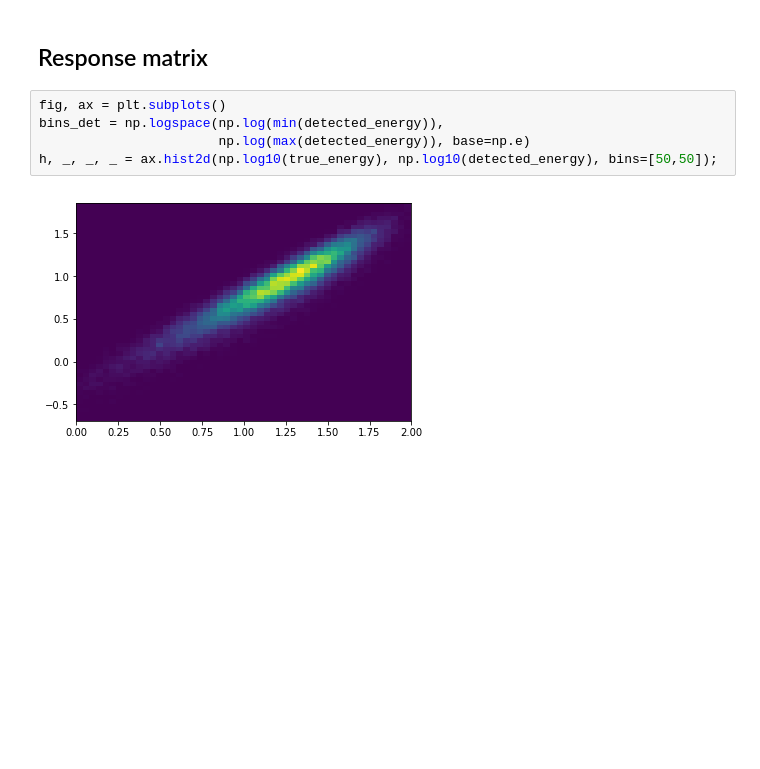
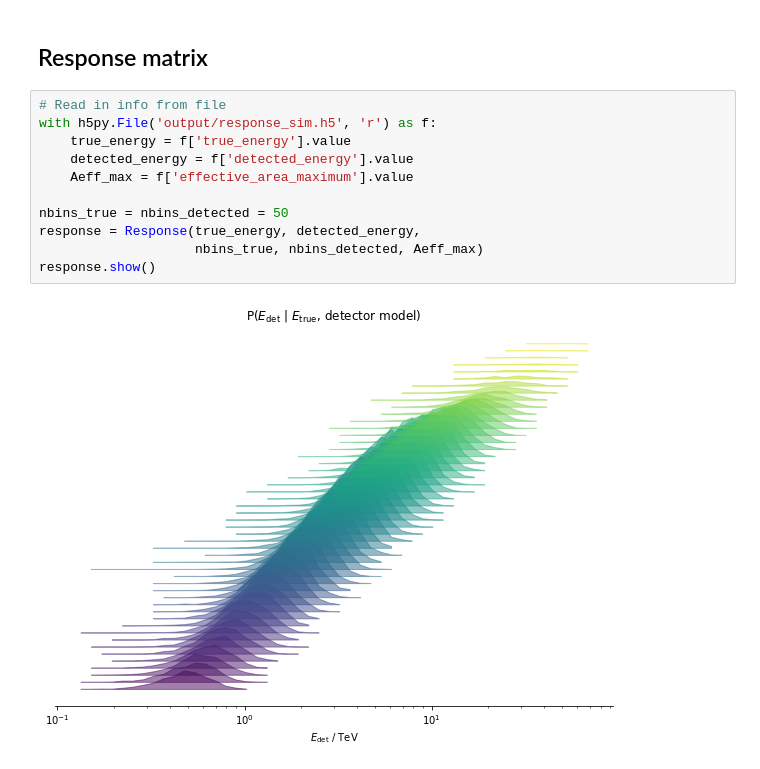
Before and after one commit to cescalara/instrument_response, a Jupyter notebook: instrument_response_example.ipynb, the cells around one changed output. Saved outputs shown, nothing was run; the diff lists cells and outputs as text; blank space fills up the shorter version.

```diff
--- a/instrument_response_example.ipynb
+++ b/instrument_response_example.ipynb
@@ -48,9 +51,15 @@ ax.legend();
 # %% [markdown]
 ## Response matrix
-# %%
-fig, ax = plt.subplots()
-bins_det = np.logspace(np.log(min(detected_energy)),
-                       np.log(max(detected_energy)), base=np.e)
-h, _, _, _ = ax.hist2d(np.log10(true_energy), np.log10(detected_energy), bins=[50,50]);
-# %% [output]
-[figure, removed]
+# %%
+# Read in info from file
+with h5py.File('output/response_sim.h5', 'r') as f:
+    true_energy = f['true_energy'].value
+    detected_energy = f['detected_energy'].value
+    Aeff_max = f['effective_area_maximum'].value
+
+nbins_true = nbins_detected = 50
+response = Response(true_energy, detected_energy,
+                    nbins_true, nbins_detected, Aeff_max)
+response.show()
+# %% [output]
+[figure, added]
```
Also changed, not shown: parts of 12 cells of this notebook, 2 other files.
